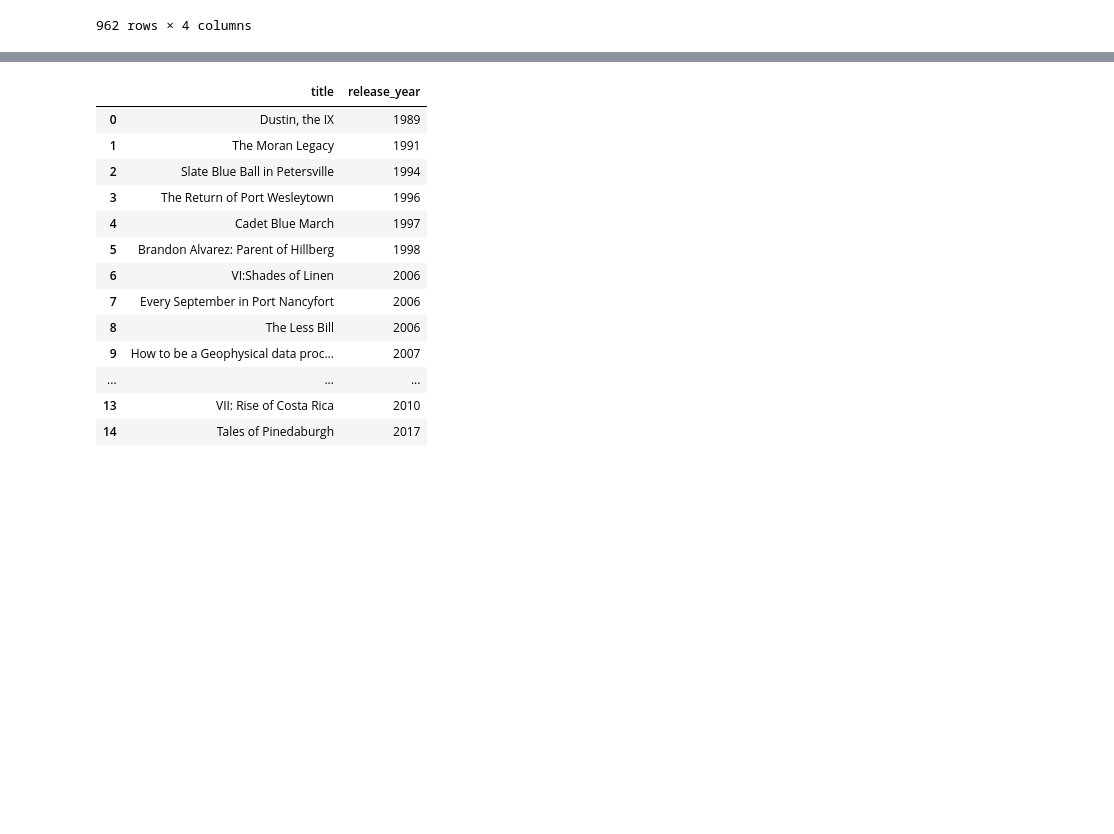
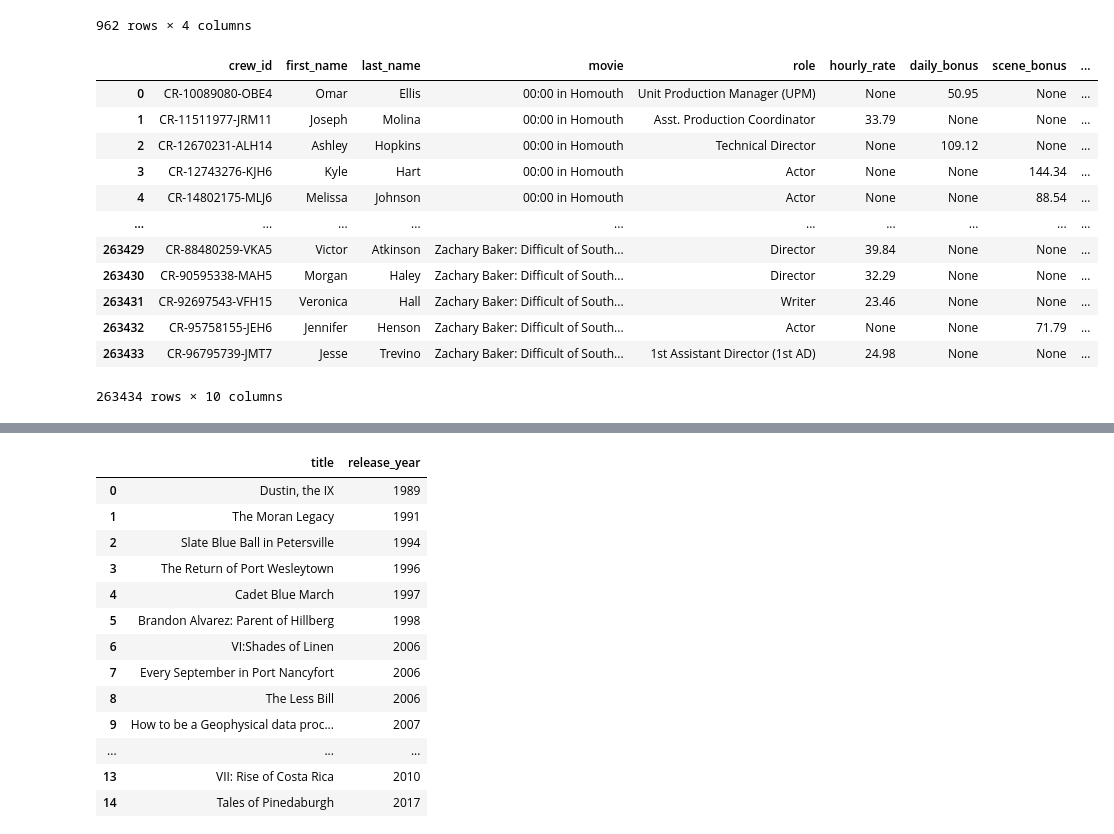
Before and after one commit to chik0di/eu-film-db, a Jupyter notebook: functional_requirements.ipynb, the cells around one changed output, grey strips where cells are left out. Saved outputs shown, nothing was run; the diff lists cells and outputs as text; code cells hidden in the pictures; blank space fills up the shorter version.

```diff
--- a/functional_requirements.ipynb
+++ b/functional_requirements.ipynb
@@ -123,18 +123,35 @@ run(cursor, query)
 query = "CALL call_employee('bennythebutcher@gmail.com')"
 # %%
 # Retrieve compensation details for crew members (actors, directors, and others), including hourly pay and bonuses
-query = '''SELECT ci.employee_id,
+
+query = '''SELECT ci.crew_id,
 		e.first_name,
         e.last_name,
+        f.title AS movie,
         r.name AS `role`,
         ci.hourly_rate, ci.daily_bonus, ci.scene_bonus, ci.completion_bonus, ci.contractual_incentive
 FROM crew_info ci
-JOIN crew c ON ci.employee_id = c.employee_id
+JOIN crew c ON ci.crew_id = c.crew_id
+JOIN film f ON f.movie_code = ci.movie_code
 JOIN role r ON r.id = c.role_id
-JOIN employees e ON e.id = c.employee_id
+JOIN employee e ON e.id = c.crew_id
 '''
 
 run(cursor, query)
+# %% [output]
+|  | crew_id | first_name | last_name | movie | role | hourly_rate | daily_bonus | scene_bonus | ... |
+| 0 | CR-10089080-OBE4 | Omar | Ellis | 00:00 in Homouth | Unit Production Manager (UPM) | None | 50.95 | None | ... |
+| 1 | CR-11511977-JRM11 | Joseph | Molina | 00:00 in Homouth | Asst. Production Coordinator | 33.79 | None | None | ... |
+| 2 | CR-12670231-ALH14 | Ashley | Hopkins | 00:00 in Homouth | Technical Director | None | 109.12 | None | ... |
+| 3 | CR-12743276-KJH6 | Kyle | Hart | 00:00 in Homouth | Actor | None | None | 144.34 | ... |
+| 4 | CR-14802175-MLJ6 | Melissa | Johnson | 00:00 in Homouth | Actor | None | None | 88.54 | ... |
+| ... | ... | ... | ... | ... | ... | ... | ... | ... | ... |
+| 263429 | CR-88480259-VKA5 | Victor | Atkinson | Zachary Baker: Difficult of South... | Director | 39.84 | None | None | ... |
+| 263430 | CR-90595338-MAH5 | Morgan | Haley | Zachary Baker: Difficult of South... | Director | 32.29 | None | None | ... |
+| 263431 | CR-92697543-VFH15 | Veronica | Hall | Zachary Baker: Difficult of South... | Writer | 23.46 | None | None | ... |
+| 263432 | CR-95758155-JEH6 | Jennifer | Henson | Zachary Baker: Difficult of South... | Actor | None | None | 71.79 | ... |
+| 263433 | CR-96795739-JMT7 | Jesse | Trevino | Zachary Baker: Difficult of South... | 1st Assistant Director (1st AD) | 24.98 | None | None | ... |
+263434 rows × 10 columns
 # %%
 # Obtain compensation details for staff members, including monthly wage, working hours, and department affiliation
 
```
